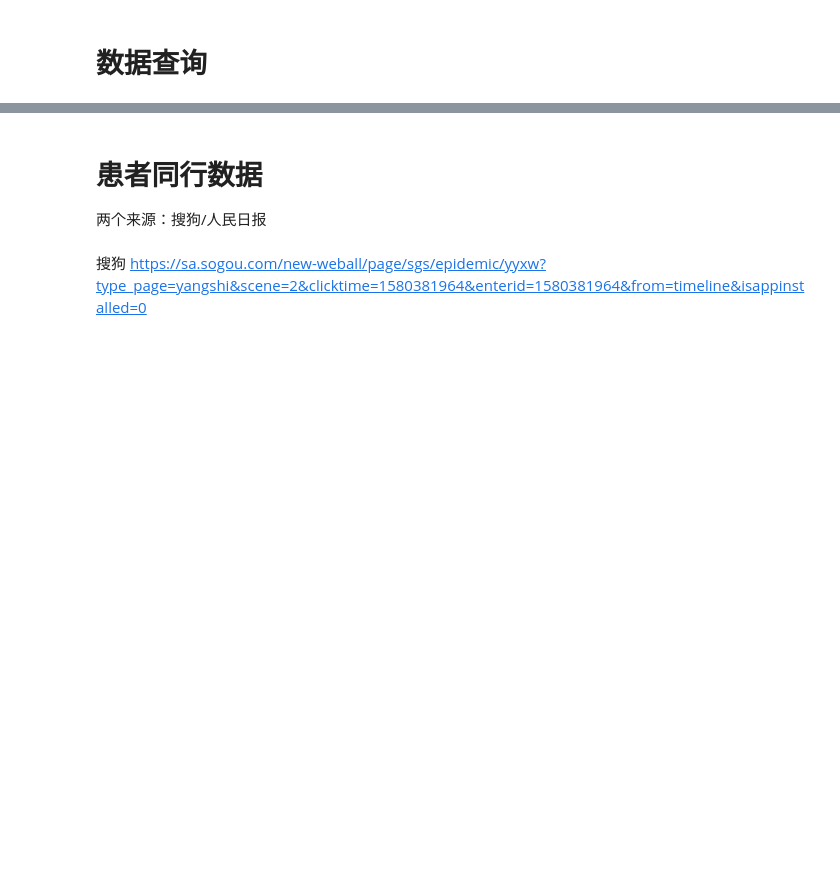
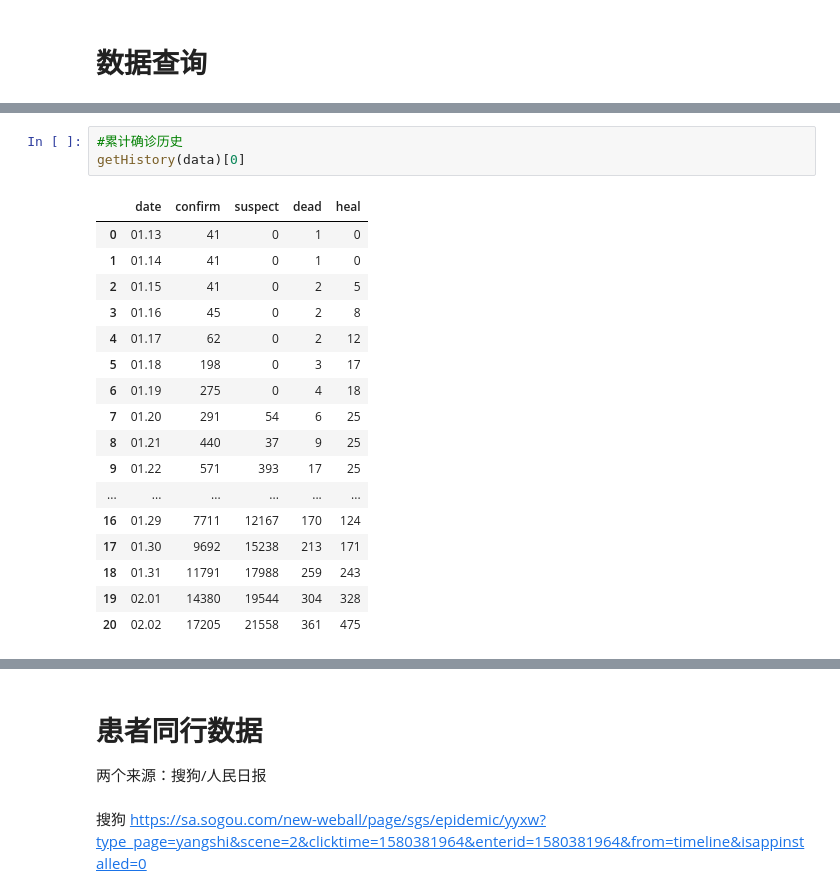
Before and after one commit to leonardzh/nCov2019-data-py, a Jupyter notebook: nCov2019Data.ipynb, the cells around one changed output, grey strips where cells are left out. Cells and saved outputs as stored; diff of their text form; blank space fills up the shorter version.

```diff
--- a/nCov2019Data.ipynb
+++ b/nCov2019Data.ipynb
@@ -133,0 +192,21 @@ df_area[(df_area['Province']=='北京') & (df_area['AllOrToday']=='All')]
+# %%
+#累计确诊历史
+getHistory(data)[0]
+# %% [output]
+|  | date | confirm | suspect | dead | heal |
+| 0 | 01.13 | 41 | 0 | 1 | 0 |
+| 1 | 01.14 | 41 | 0 | 1 | 0 |
+| 2 | 01.15 | 41 | 0 | 2 | 5 |
+| 3 | 01.16 | 45 | 0 | 2 | 8 |
+| 4 | 01.17 | 62 | 0 | 2 | 12 |
+| 5 | 01.18 | 198 | 0 | 3 | 17 |
+| 6 | 01.19 | 275 | 0 | 4 | 18 |
+| 7 | 01.20 | 291 | 54 | 6 | 25 |
+| 8 | 01.21 | 440 | 37 | 9 | 25 |
+| 9 | 01.22 | 571 | 393 | 17 | 25 |
+| ... | ... | ... | ... | ... | ... |
+| 16 | 01.29 | 7711 | 12167 | 170 | 124 |
+| 17 | 01.30 | 9692 | 15238 | 213 | 171 |
+| 18 | 01.31 | 11791 | 17988 | 259 | 243 |
+| 19 | 02.01 | 14380 | 19544 | 304 | 328 |
+| 20 | 02.02 | 17205 | 21558 | 361 | 475 |
```
Also changed, not shown: parts of 10 cells of this notebook, 1 other file.
